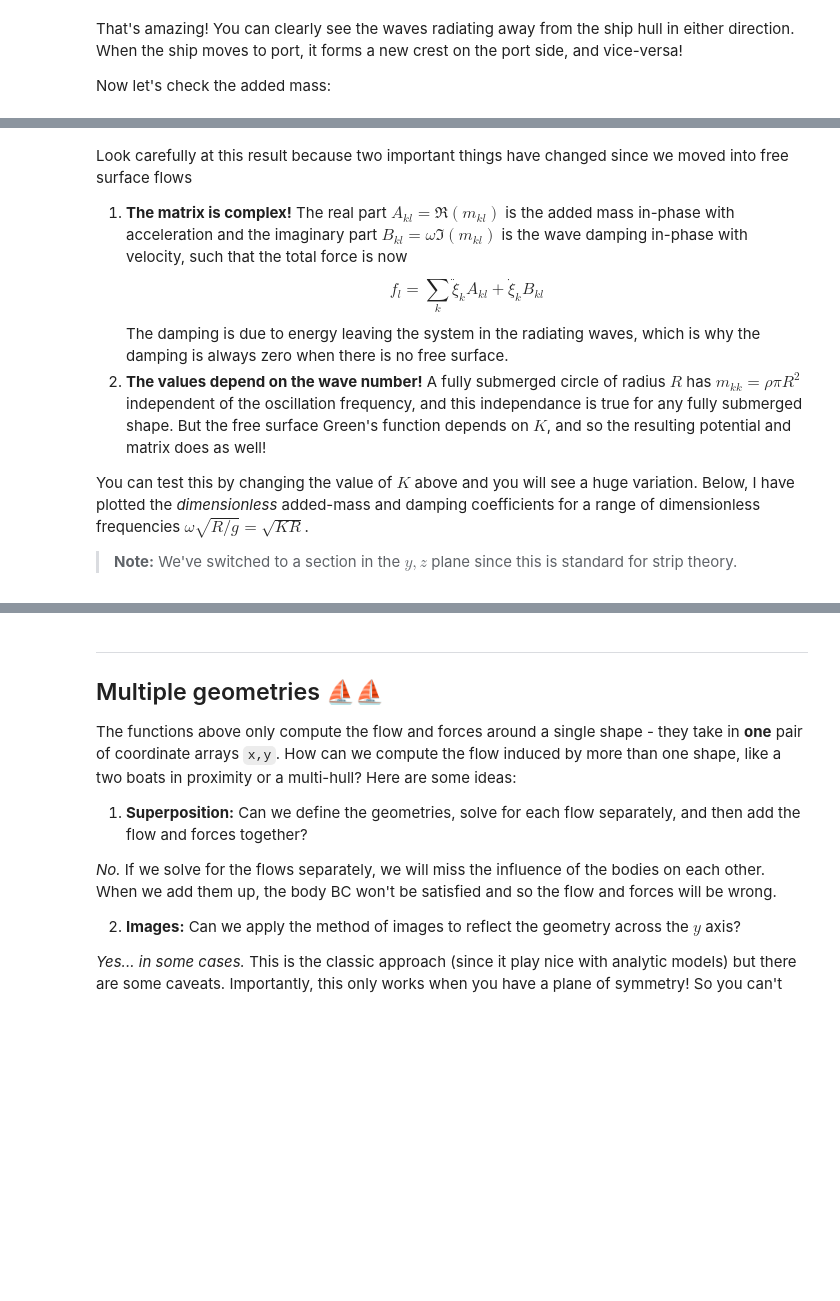
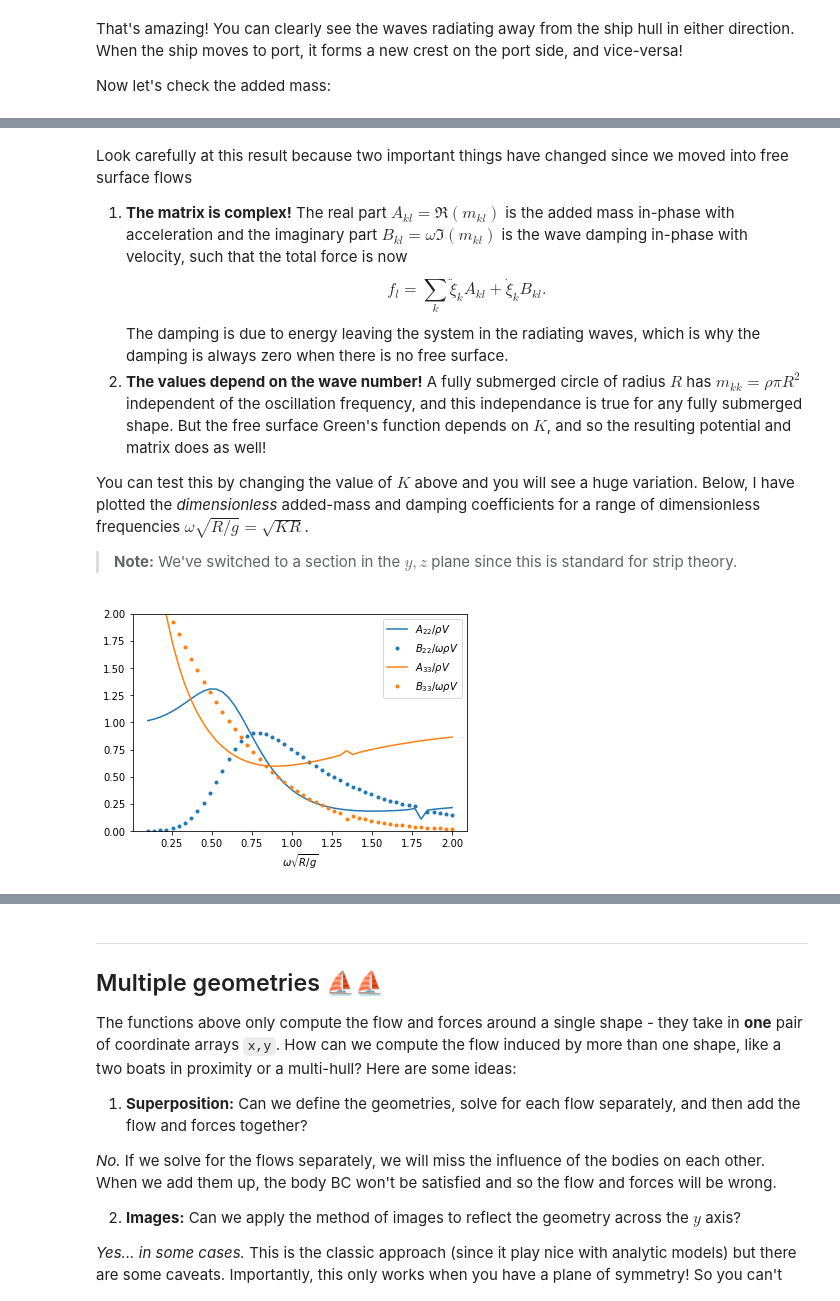
Before and after one commit to weymouth/MarineHydro, a Jupyter notebook: notebooks/water_waves.ipynb, the cells around one changed output, grey strips where cells are left out. Cells and saved outputs as stored; diff of their text form; code cells hidden in the pictures; blank space fills up the shorter version.

```diff
--- a/notebooks/water_waves.ipynb
+++ b/notebooks/water_waves.ipynb
@@ -131,6 +138,6 @@ print(np.array_str(ma, precision=3, suppress_small=True))
 # %% [markdown]
 Look carefully at this result because two important things have changed since we moved into free surface flows
-1. **The matrix is complex!** The real part $A_{kl}=\Re(m_{kl})$ is the added mass in-phase with acceleration and the imaginary part $B_{kl}=\omega\Im(m_{kl})$ is the wave damping in-phase with velocity, such that the total force is now $$ f_l = \sum_k \ddot\xi_k A_{kl}+\dot\xi_k B_{kl}$$ The damping is due to energy leaving the system in the radiating waves, which is why the damping is always zero when there is no free surface.
+1. **The matrix is complex!** The real part $A_{kl}=\Re(m_{kl})$ is the added mass in-phase with acceleration and the imaginary part $B_{kl}=\omega\Im(m_{kl})$ is the wave damping in-phase with velocity, such that the total force is now $$ f_l = \sum_k \ddot\xi_k A_{kl}+\dot\xi_k B_{kl}.$$ The damping is due to energy leaving the system in the radiating waves, which is why the damping is always zero when there is no free surface.
 1. **The values depend on the wave number!** A fully submerged circle of radius $R$ has $m_{kk}=\rho \pi R^2$ independent of the oscillation frequency, and this independance is true for any fully submerged shape. But the free surface Green's function depends on $K$, and so the resulting potential and matrix does as well!
 
 You can test this by changing the value of $K$ above and you will see a huge variation. Below, I have plotted the *dimensionless* added-mass and damping coefficients for a range of dimensionless frequencies $\omega \sqrt{R/g}=\sqrt{KR}$.
@@ -139,25 +146,21 @@ You can test this by changing the value of $K$ above and you will see a huge var
 # %%
 def force_plots(y, z, omega, rhoV=0.5*np.pi):
     @np.vectorize
     def force_coeffs(omega):
-        ma = added_mass(y, z, wave_source, (omega**2,))
-        return (np.real(ma[0,0])/rhoV, omega*np.imag(ma[0,0])/rhoV,   #22
-                np.real(ma[1,1])/rhoV, omega*np.imag(ma[1,1])/rhoV)   #33
+        Ca = added_mass(y, z, wave_source, (omega**2,))/rhoV
+        return Ca[0,0].real,Ca[0,0].imag,Ca[1,1].real,Ca[1,1].imag
 
     A22,B22,A33,B33 = force_coeffs(omega)
-
-    f, (hplt,splt) = plt.subplots(1, 2, sharex=True, sharey=True, figsize=(9,4))
-    plt.ylim(0, 2)
-    hplt.set_title('Heave')
-    hplt.plot(omega, A33, 'C0', label=r'$A_{33}/\rho V$')
-    hplt.plot(omega, B33, 'C1', label=r'$B_{33}\sqrt{R}/\rho V\sqrt{g}$')
-    splt.set_title('Sway')
-    splt.plot(omega, A22, 'C0', label=r'$A_{22}/\rho V$')
-    splt.plot(omega, B22, 'C1', label=r'$B_{22}\sqrt{R}/\rho V\sqrt{g}$')
-    for ax in (hplt,splt):
-        ax.set_xlabel(r'$\omega\sqrt{R/g}$');ax.legend()
+    plt.plot(omega,A22,'C0-',label=r'$A_{22}/\rho V$')
+    plt.plot(omega,B22,'C0.',label=r'$B_{22}/\omega\rho V$')
+    plt.plot(omega,A33,'C1-',label=r'$A_{33}/\rho V$')
+    plt.plot(omega,B33,'C1.',label=r'$B_{33}/\omega\rho V$')
+    plt.xlabel(r'$\omega\sqrt{R/g}$')
+    plt.ylim(0, 2);plt.legend()
 
 force_plots(*ellipse(64,theta1=0), np.linspace(0.1,2))
+# %% [output]
+[figure, added]
 # %% [markdown]
 The added-mass predictions vary from 20-120% of the displacement! **But is this correct?**
 
```
Also changed, not shown: parts of 8 cells of this notebook, 1 other file.
